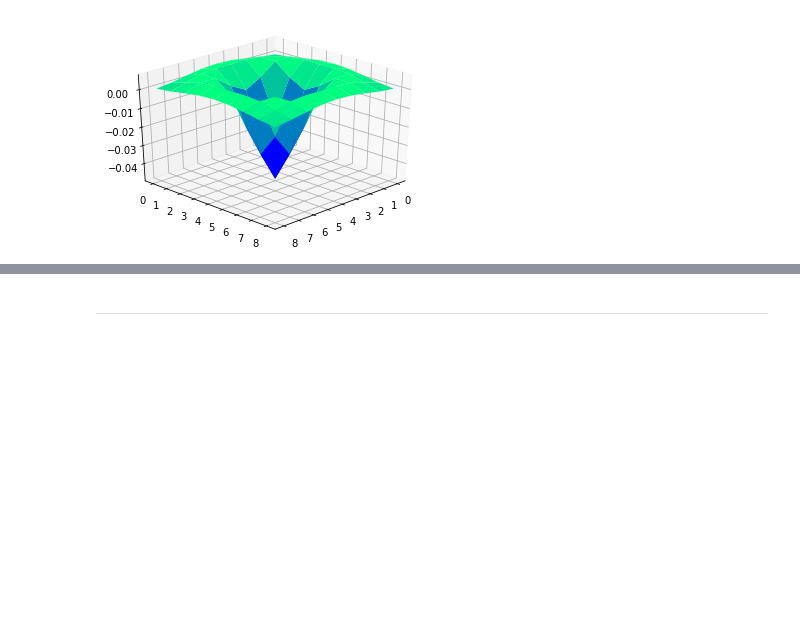
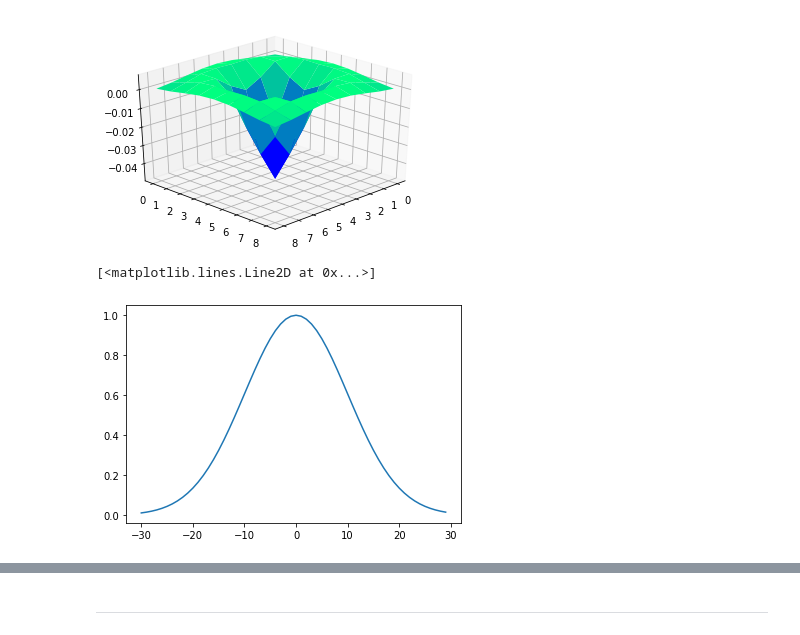
Before and after one commit to EthanWadsworth/TR_CV_Notes, a Jupyter notebook: Object_Detection/SIFT_Detection.ipynb, the cells around one changed output, grey strips where cells are left out. Saved outputs shown, nothing was run; the diff lists cells and outputs as text; code cells hidden in the pictures; blank space fills up the shorter version.

```diff
--- a/Object_Detection/SIFT_Detection.ipynb
+++ b/Object_Detection/SIFT_Detection.ipynb
@@ -89,0 +128,33 @@ def DoG()
+# %%
+def DoG_1D(sigma1, sigma2):
+    size = (int)(2*np.ceil(3*sigma1)+1)
+    pos_offset = size//2
+    neg_offset = -pos_offset
+    gauss1 = []
+    gauss2 = []
+    for i in range(neg_offset, pos_offset + 1):
+#         g = np.exp(-((i * i)/2 * sigma1 * sigma1)) / (math.sqrt(2 * np.pi) * sigma1)
+        g = np.exp(-i * i/2/sigma1/sigma1) / sigma1
+        g = g/size
+        gauss1.append(g)
+
+    i = neg_offset
+    while i <= pos_offset:
+#         g = np.exp(-((i * i)/(2 * sigma1 * sigma1))) / (math.sqrt(2 * np.pi) * sigma1)
+        g = np.exp(-i * i/2/sigma1/sigma1) / sigma1
+        gauss2.append(g)
+        i += 0.1
+    return gauss1, gauss2
+# %%
+# I think this is fine
+sigma1 = 1
+size = (int)(2*np.ceil(3*sigma1)+1)
+pos_offset = size//2
+neg_offset = -pos_offset
+res, gauss_res = DoG_1D(sigma1, 0)
+x_vals = np.arange(neg_offset * sigma1/0.1, pos_offset * sigma1/0.1, sigma1)
+# plt.xticks(np.arange(min(x_vals), max(x_vals)+1, 2.0))
+plt.plot(x_vals, gauss_res)
+# %% [output]
+[<matplotlib.lines.Line2D at 0x...>]
+[figure, added]
```
Also changed, not shown: parts of 17 cells of this notebook.
